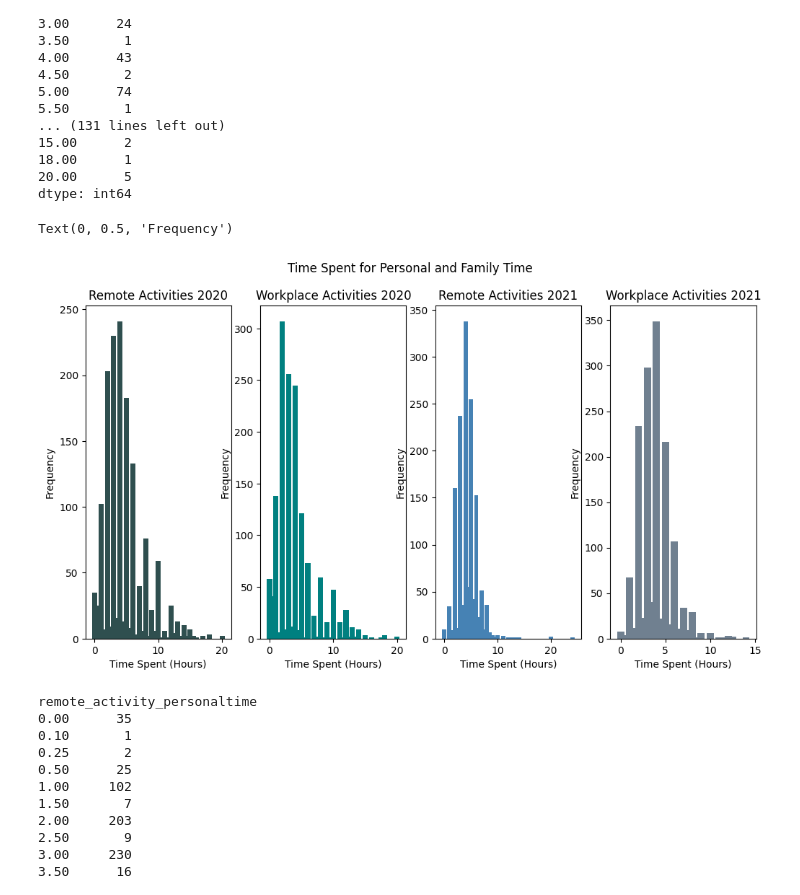
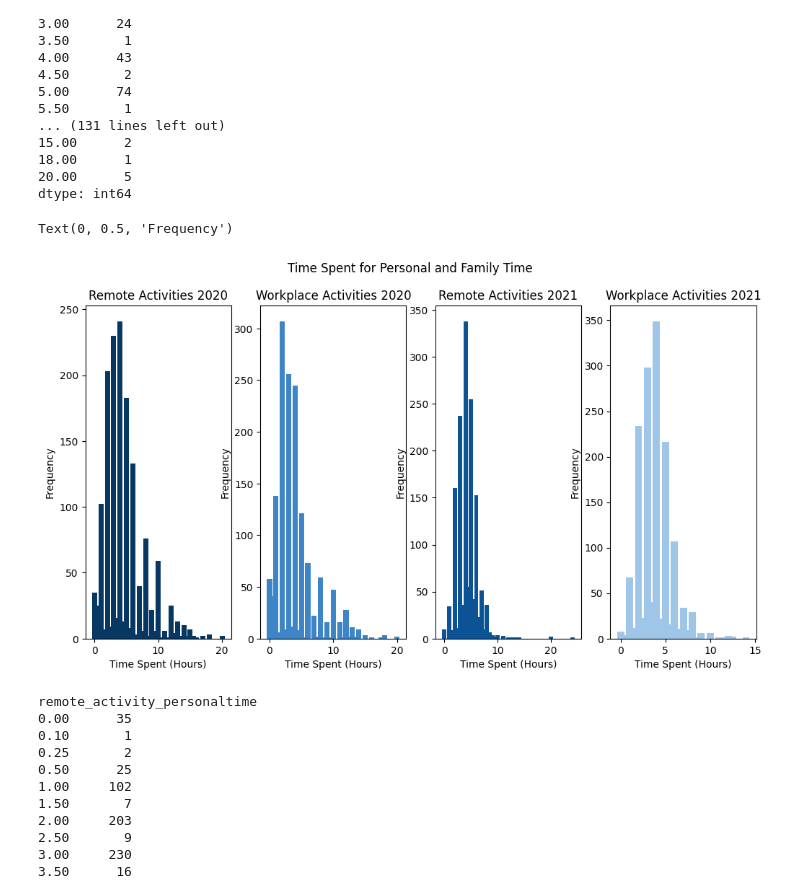
Before and after one commit to tina3860/Remote-Work, a Jupyter notebook: remote_work.ipynb, the cells around one changed output. Cells and saved outputs as stored; diff of their text form; code cells hidden in the pictures.

```diff
--- a/remote_work.ipynb
+++ b/remote_work.ipynb
@@ -1906,38 +1899,38 @@ activities_21_col = nsw_2021_indexupdate[['remote_activity_prep','remote_activit
 
 remote_personaltime_20 = activities_20_col.pivot_table(index='remote_activity_personaltime', aggfunc='size')
 remote_personaltime_21 = activities_21_col.pivot_table(index='remote_activity_personaltime', aggfunc='size')
 
 wp_personaltime_20 = activities_20_col.pivot_table(index='workplace_activity_personaltime', aggfunc='size')
 wp_personaltime_21 = activities_21_col.pivot_table(index='workplace_activity_personaltime', aggfunc='size')
 
 fig, axes = plt.subplots(nrows=1, ncols=4, figsize=(12, 6))
 
 fig.suptitle('Time Spent for Personal and Family Time')
 
-axes[0].bar(remote_personaltime_20.index, remote_personaltime_20.values, color ='darkslategray')
+axes[0].bar(remote_personaltime_20.index, remote_personaltime_20.values, color ='#073763')
 axes[0].set_title('Remote Activities 2020')
 axes[0].set_xlabel('Time Spent (Hours)')
 axes[0].set_ylabel('Frequency')
 axes[0].set_xticks(range(0,25,10))
 
-axes[1].bar(wp_personaltime_20.index, wp_personaltime_20.values, color ='teal')
+axes[1].bar(wp_personaltime_20.index, wp_personaltime_20.values, color ='#3d85c6')
 axes[1].set_title('Workplace Activities 2020')
 axes[1].set_xlabel('Time Spent (Hours)')
 axes[1].set_ylabel('Frequency')
 axes[1].set_xticks(range(0,25,10))
 
-axes[2].bar(remote_personaltime_21.index, remote_personaltime_21.values, color ='steelblue')
+axes[2].bar(remote_personaltime_21.index, remote_personaltime_21.values, color ='#0b5394')
 axes[2].set_title('Remote Activities 2021')
 axes[2].set_xlabel('Time Spent (Hours)')
 axes[2].set_ylabel('Frequency')
 
-axes[3].bar(wp_personaltime_21.index, wp_personaltime_21.values, color ='slategray')
+axes[3].bar(wp_personaltime_21.index, wp_personaltime_21.values, color ='#9fc5e8')
 axes[3].set_title('Workplace Activities 2021')
 axes[3].set_xlabel('Time Spent (Hours)')
 axes[3].set_ylabel('Frequency')
 # %% [output]
 Text(0, 0.5, 'Frequency')
-[figure, old version]
+[figure, new version]
 # %%
 print(remote_personaltime_20)
 print(remote_personaltime_21)
```
Also changed, not shown: parts of 6 cells of this notebook.
